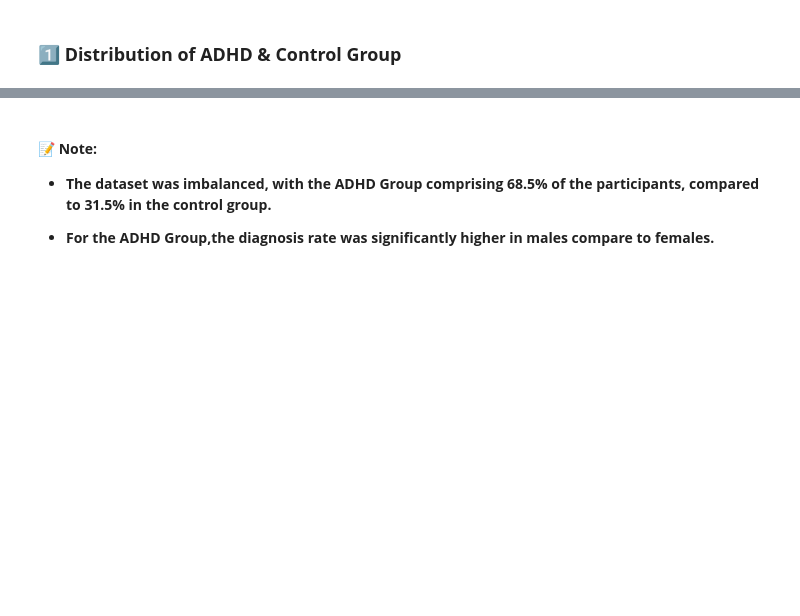
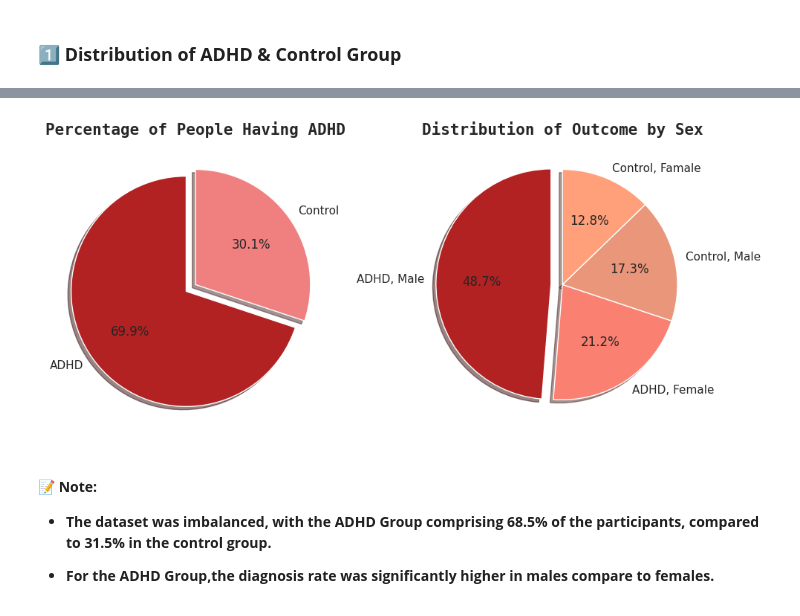
Before and after one commit to yigaai/StoryTelling_with_Data_myTelescope, a Jupyter notebook: understand-adhd.ipynb, the cells around one changed output, grey strips where cells are left out. Saved outputs shown, nothing was run; the diff lists cells and outputs as text; code cells hidden in the pictures; blank space fills up the shorter version.

Commit message:
Kaggle Notebook | Understand_ADHD(draft) | Understand_ADHD(draftttttttt)

```diff
--- a/understand-adhd.ipynb
+++ b/understand-adhd.ipynb
@@ -218,16 +219,17 @@ plt.show()
 ### 🔍 **8. Looking for Correlations between All Features and Target Variables**
 # %%
 for col in target_cols:
-    corr = df.corr()[col].drop(col).sort_values()
+    correlations = df.corr()[col].drop(col).sort_values()
     fig = plt.figure(figsize=(12,4))
-    ax = corr.plot(kind='bar', width=0.7)
+    ax = correlations.plot(kind='bar',
+                      width=0.7,
+                      title= f'Correlations between All Features and {col}')
 
     ax.set(ylim=[-1,1],
-          ylabel='Pearson Correlation Coefficients',
-          xlabel  = 'Feature Variables',
-          title = f'Correlations between All Features and {col}'
-          )
-    ax.set_xticklabels(corr.index,
+           ylabel='Pearson Correlation Coefficients',
+           xlabel='Feature Variables')
+
+    ax.set_xticklabels(correlations.index,
                       rotation=45,
                       ha='right',
                       fontsize=10)
@@ -462,3 +439,49 @@ plt.show()
+# %%
+label_map1 = { 0:'Control',1: 'ADHD'}
+
+label_map2 = {
+    (0,0) : 'Control, Male',
+    (0,1) : 'Control, Famale',
+    (1,0) : 'ADHD, Male',
+    (1,1) :  'ADHD, Female'
+            }
+counts1 = df['ADHD_Outcome'].value_counts()
+counts2 = df[['ADHD_Outcome','Sex_F']].value_counts()
+
+custom_labels1 = [label_map1[idx] for idx in counts1.index]
+custom_labels2 = [label_map2[idx] for idx in counts2.index]
+
+color_map1 = ['firebrick','LightCoral']
+color_map2 = ['firebrick','Salmon','DarkSalmon','LightSalmon']
+
+combined_group = [
+    {'data': counts1, 'labels': custom_labels1, 'color': color_map1, 'explode': [0.1,0], 'title': 'Percentage of People Having ADHD'},
+    {'data': counts2, 'labels': custom_labels2, 'color': color_map2, 'explode': [0.1,0,0,0], 'title': 'Distribution of Outcome by Sex'}
+]
+
+fig,axes = plt.subplots(1,2, figsize=(10,7))
+
+for i, group in enumerate(combined_group):
+    group['data'].plot(kind='pie',
+                       autopct='%1.1f%%',
+                       startangle=90,
+                       explode = group['explode'],
+                       labels = group['labels'],
+                       colors = group['color'],
+                       shadow=True,
+                       ax = axes[i]
+                     )
+    axes[i].set_ylabel('')
+    axes[i].set_title(group['title'],
+                      fontsize=15,
+                      fontweight='bold',
+                      fontfamily = 'monospace')
+
+
+plt.tight_layout()
+plt.show()
+# %% [output]
+[figure, added]
 # %% [markdown]
 #### **📝 Note:**
 
```
Also changed, not shown: parts of 3 cells of this notebook.
